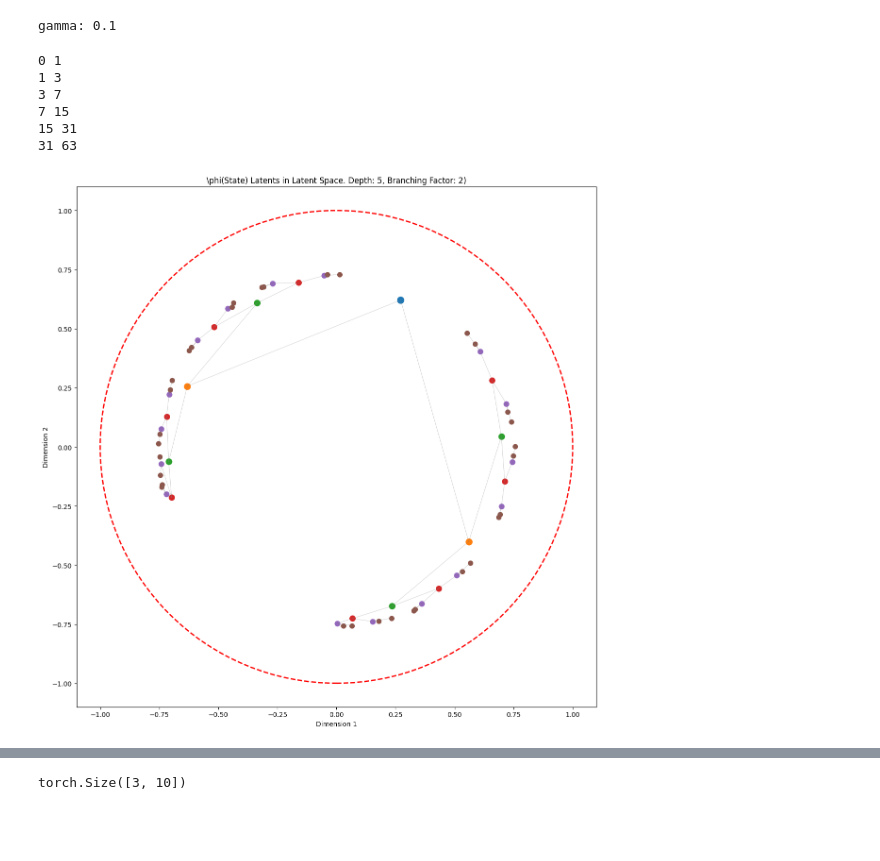
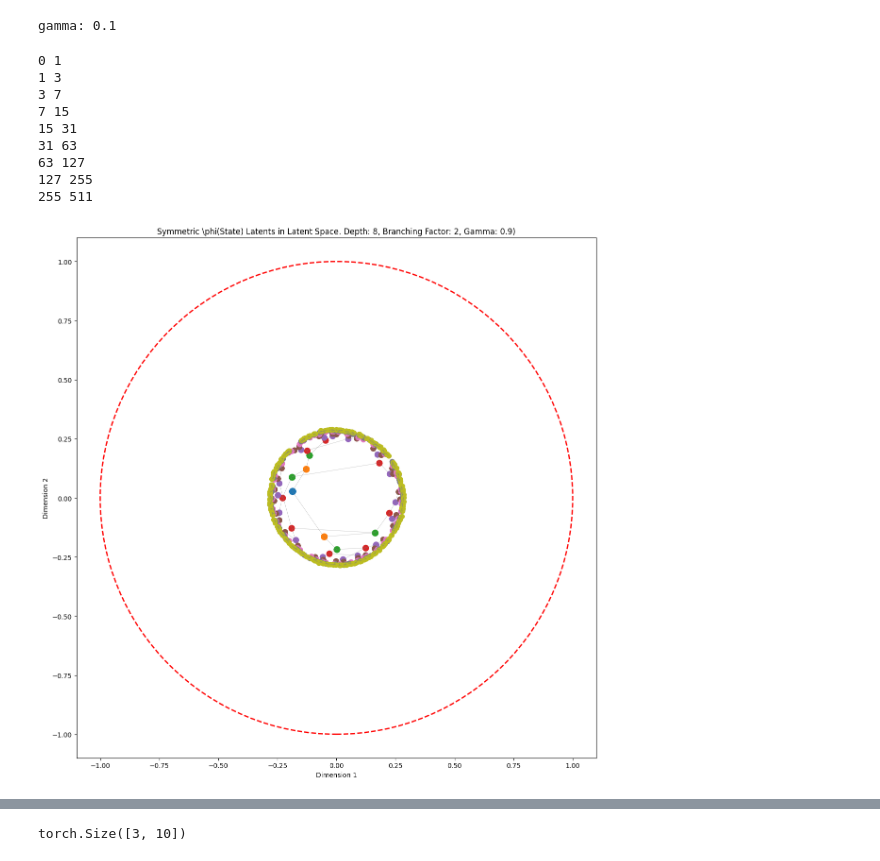
Before and after one commit to YongweiChe/hyperbolic-gcrl, a Jupyter notebook: notebooks/VisualizeTree.ipynb, the cells around one changed output, grey strips where cells are left out. Drawn from its saved outputs; the diff is of its cells as text; code cells hidden in the pictures; blank space fills up the shorter version.

```diff
--- a/notebooks/VisualizeTree.ipynb
+++ b/notebooks/VisualizeTree.ipynb
@@ -36,8 +38,13 @@ import json
 device = "cuda" if torch.cuda.is_available() else "cpu"
 
 # directory w/ pretrained weights
-saved = '/home/yongweic/hyperbolic/saved_models/tree_experiment2_hyperbolic_True_curvature_1.0_learnable_False_epochs_256_trajectories_10000_depth_6_branch_3_embeddingdim_2_gamma_0.1_batch_128'
+# saved = '/home/yongweic/hyperbolic/saved_models/tree_experiment2_hyperbolic_True_curvature_1.0_learnable_False_epochs_256_trajectories_10000_depth_6_branch_3_embeddingdim_2_gamma_0.1_batch_128'
 saved = '/home/yongweic/hyperbolic/saved_models/tree_experiment2_hyperbolic_True_curvature_1.0_learnable_False_epochs_128_trajectories_10000_depth_6_branch_2_embeddingdim_2_gamma_0.1_batch_128'
+saved = '/home/yongweic/hyperbolic/saved_models/tree_experiment2_hyperbolic_True_curvature_1.0_learnable_False_epochs_256_trajectories_10000_depth_6_branch_2_embeddingdim_2_gamma_0.5_batch_128'
+
+# symmetric
+saved = '/home/yongweic/hyperbolic/saved_models/tree_experiment2_hyperbolic_True_symmetric_False_curvature_1.0_learnable_False_epochs_256_trajectories_10000_depth_6_branch_2_embeddingdim_2_gamma_0.2_batch_128'
+saved = '/home/yongweic/hyperbolic/saved_models/tree_experimentarray_hyperbolic_True_symmetric_False_curvature_1.0_learnable_True_epochs_512_trajectories_25000_depth_9_branch_2_embeddingdim_2_gamma_0.1_batch_512'
 config = json.load(open(os.path.join(saved, 'config.json')))
 print(config)
 
@@ -46,7 +53,7 @@ depth = config['depth']
 
 env = NaryTreeEnvironment(depth=depth, branching_factor=branching_factor)
 hyperbolic = config['hyperbolic']
-model_dict = load_tree_model(config, device, pretrained_path=saved, epoch=128)
+model_dict = load_tree_model(config, device, pretrained_path=saved, epoch=304)
 
 encoder1 = model_dict['encoder1']
 encoder2 = model_dict['encoder2']
@@ -122,35 +129,38 @@ for node in range(1, env.num_nodes):  # Start from 1 to skip the root
     parent = (node - 1) // branching_factor
     plt.plot([latents[parent, 0], latents[node, 0]],
              [latents[parent, 1], latents[node, 1]],
              color='gray', alpha=0.5, linewidth=0.5)
 
 
 # Plot nodes
 l = 0
 for i in range(max_depth + 1):
     r = l + branching_factor**i
     print(l, r)
     plt.scatter(latents[l:r, 0], latents[l:r, 1], s=sizes[i])
     l = r
 
-plt.title(f"\phi(State) Latents in Latent Space. Depth: {max_depth}, Branching Factor: {branching_factor})")
+plt.title(f"Symmetric \phi(State) Latents in Latent Space. Depth: {max_depth}, Branching Factor: {branching_factor}, Gamma: {1 - config['gamma']})")
 plt.xlabel("Dimension 1")
 plt.ylabel("Dimension 2")
 plt.axis('equal')  # This ensures the circle is circular and not elliptical
 if hyperbolic:
     plt.xlim(-1.1, 1.1)
     plt.ylim(-1.1, 1.1)
 plt.gca().set_aspect('equal', adjustable='box')  # This ensures the aspect ratio stays constant
 plt.tight_layout()
 plt.show()
 # %% [output]
 0 1
 1 3
 3 7
 7 15
 15 31
 31 63
+63 127
+127 255
+255 511
-[figure, old version]
+[figure, new version]
 # %%
 import numpy as np
 import matplotlib.pyplot as plt
```
Also changed, not shown: parts of 15 cells of this notebook, 22 other files.
